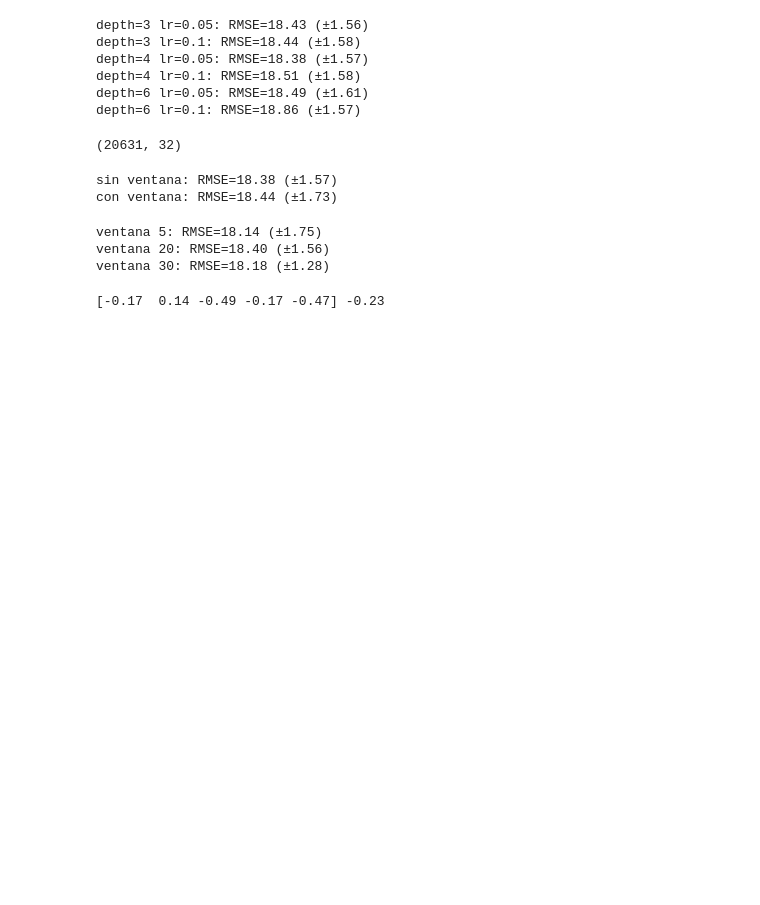
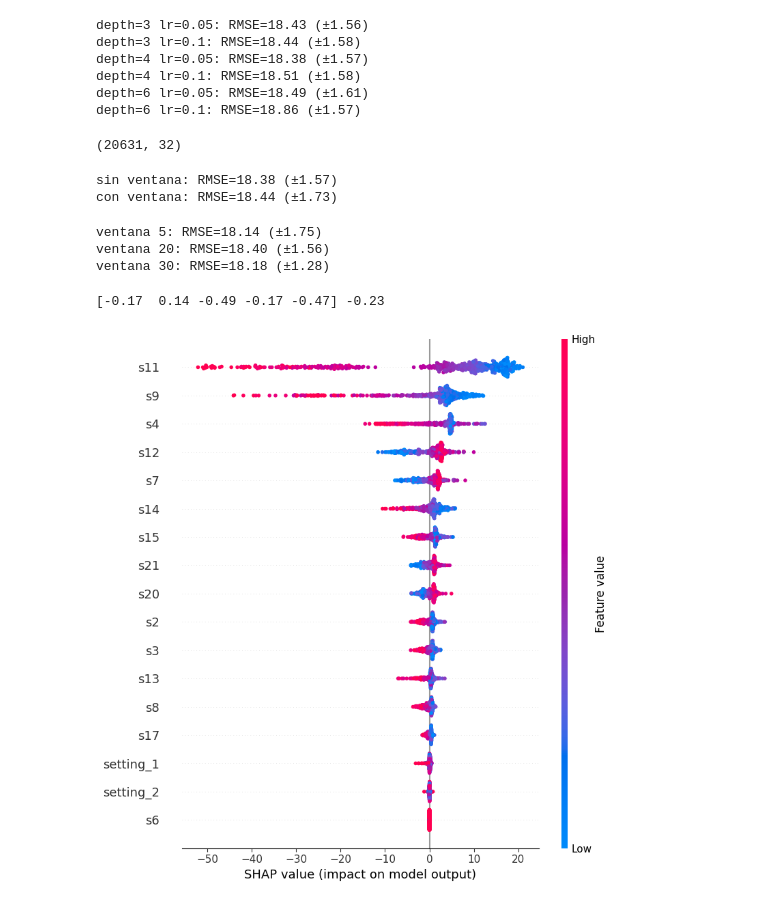
Before and after one commit to maxconchasanhueza/mantenimiento-predictivo, a Jupyter notebook: notebooks/02_modelos.ipynb, the cells around one changed output. Saved outputs shown, nothing was run; the diff lists cells and outputs as text; code cells hidden in the pictures; blank space fills up the shorter version.

Commit message:
Explicabilidad con SHAP sobre Random Forest

```diff
--- a/notebooks/02_modelos.ipynb
+++ b/notebooks/02_modelos.ipynb
@@ -181,3 +181,12 @@ dif = base - vent
 print(dif.round(2), dif.mean().round(2))
 # %% [output]
 [-0.17  0.14 -0.49 -0.17 -0.47] -0.23
+# %%
+import shap
+
+muestra = X_val.sample(500, random_state=0)
+explainer = shap.TreeExplainer(rf)
+sv = explainer.shap_values(muestra)
+shap.summary_plot(sv, muestra)
+# %% [output]
+[figure, added]
```
